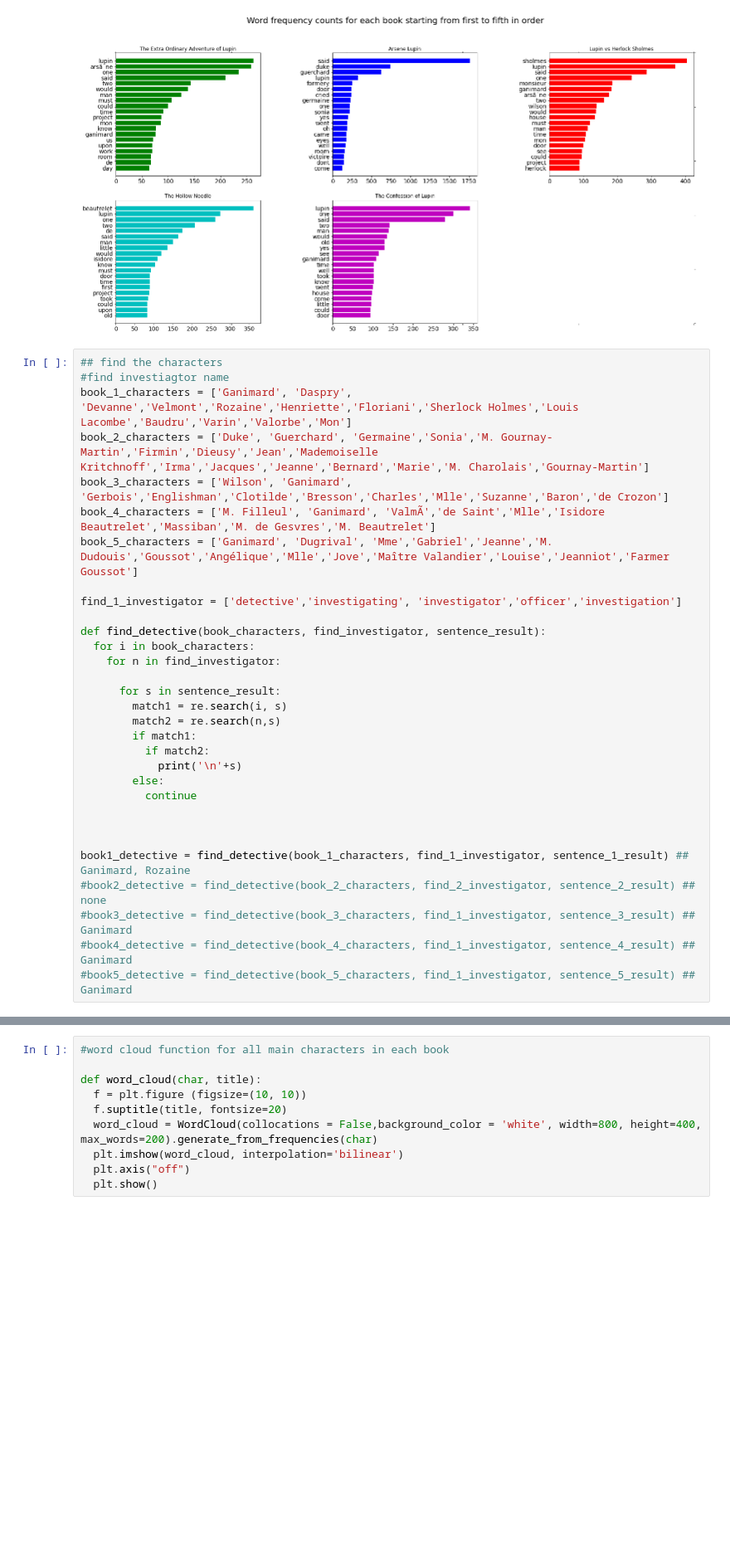
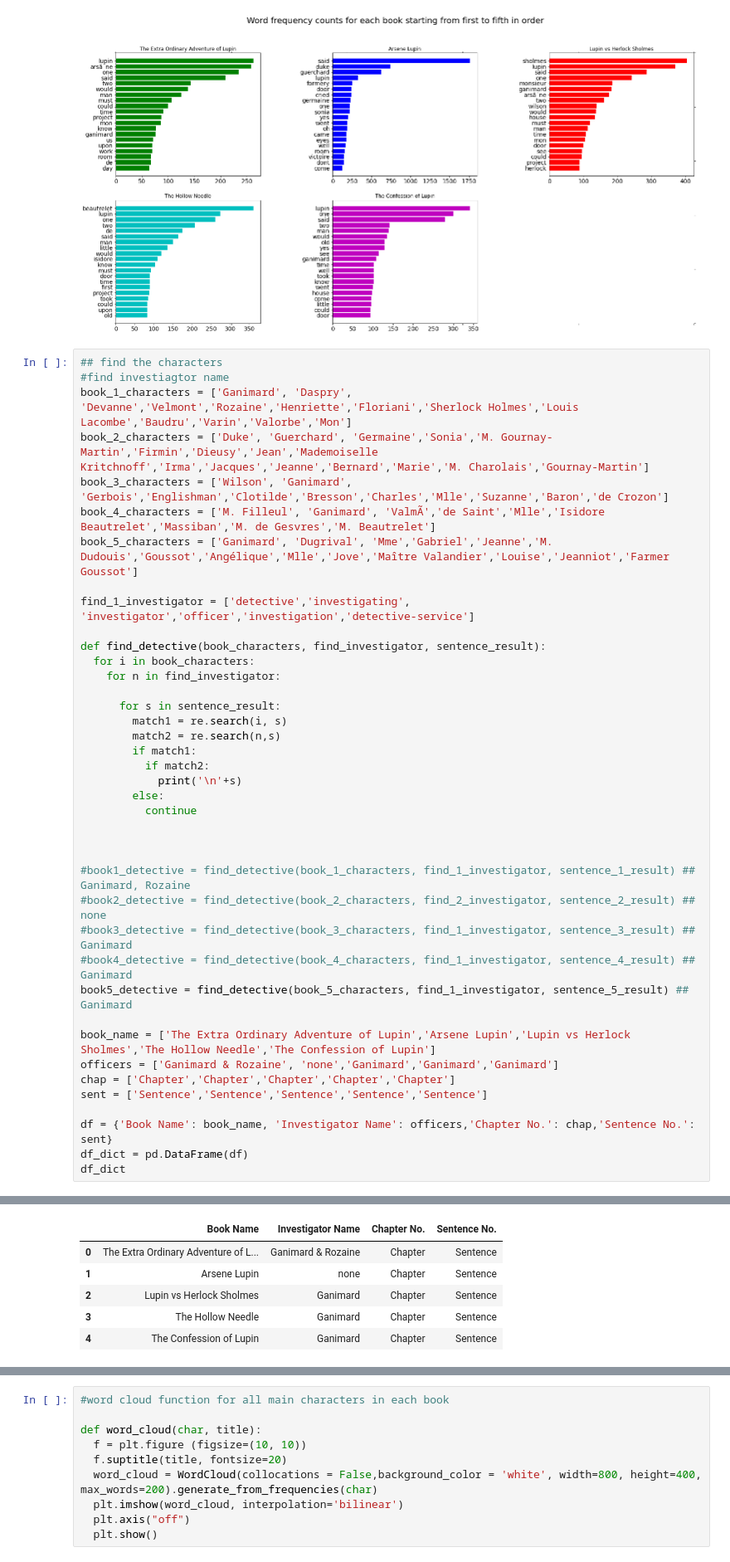
Before and after one commit to prachi1294/599-Team-1, a Jupyter notebook: Project_1.ipynb, the cells around one changed output, grey strips where cells are left out. Shown at 83% size. Drawn from its saved outputs; the diff is of its cells as text; blank space fills up the shorter version.

```diff
--- a/Project_1.ipynb
+++ b/Project_1.ipynb
@@ -283,7 +267,7 @@ book_3_characters = ['Wilson', 'Ganimard', 'Gerbois','Englishman','Clotilde','Br
 book_4_characters = ['M. Filleul', 'Ganimard', 'ValmÃ','de Saint','Mlle','Isidore Beautrelet','Massiban','M. de Gesvres','M. Beautrelet']
 book_5_characters = ['Ganimard', 'Dugrival', 'Mme','Gabriel','Jeanne','M. Dudouis','Goussot','Angélique','Mlle','Jove','Maître Valandier','Louise','Jeanniot','Farmer Goussot']
 
-find_1_investigator = ['detective','investigating', 'investigator','officer','investigation']
+find_1_investigator = ['detective','investigating', 'investigator','officer','investigation','detective-service']
 
 def find_detective(book_characters, find_investigator, sentence_result):
   for i in book_characters:
@@ -300,11 +284,20 @@ def find_detective(book_characters, find_investigator, sentence_result):
 
 
 
-book1_detective = find_detective(book_1_characters, find_1_investigator, sentence_1_result) ## Ganimard, Rozaine
+#book1_detective = find_detective(book_1_characters, find_1_investigator, sentence_1_result) ## Ganimard, Rozaine
 #book2_detective = find_detective(book_2_characters, find_2_investigator, sentence_2_result) ## none
 #book3_detective = find_detective(book_3_characters, find_1_investigator, sentence_3_result) ## Ganimard
 #book4_detective = find_detective(book_4_characters, find_1_investigator, sentence_4_result) ## Ganimard
-#book5_detective = find_detective(book_5_characters, find_1_investigator, sentence_5_result) ## Ganimard
+book5_detective = find_detective(book_5_characters, find_1_investigator, sentence_5_result) ## Ganimard
+
+book_name = ['The Extra Ordinary Adventure of Lupin','Arsene Lupin','Lupin vs Herlock Sholmes','The Hollow Needle','The Confession of Lupin']
+officers = ['Ganimard & Rozaine', 'none','Ganimard','Ganimard','Ganimard']
+chap = ['Chapter','Chapter','Chapter','Chapter','Chapter']
+sent = ['Sentence','Sentence','Sentence','Sentence','Sentence']
+
+df = {'Book Name': book_name, 'Investigator Name': officers,'Chapter No.': chap,'Sentence No.': sent}
+df_dict = pd.DataFrame(df)
+df_dict
 # %% [output]
 [interactive output not drawn]
  the mysterious individual with whom Ganimard, our shrewdest detective, had been engaged in an implacable conflict amidst interesting and picturesque surroundings.
@@ -327,3 +312,9 @@ book1_detective = find_detective(book_1_characters, find_1_investigator, sentenc
+|  | Book Name | Investigator Name | Chapter No. | Sentence No. |
+| 0 | The Extra Ordinary Adventure of L... | Ganimard & Rozaine | Chapter | Sentence |
+| 1 | Arsene Lupin | none | Chapter | Sentence |
+| 2 | Lupin vs Herlock Sholmes | Ganimard | Chapter | Sentence |
+| 3 | The Hollow Needle | Ganimard | Chapter | Sentence |
+| 4 | The Confession of Lupin | Ganimard | Chapter | Sentence |
 # %%
 #function for crime mentioned
 
```
Also changed, not shown: parts of 6 cells of this notebook.
